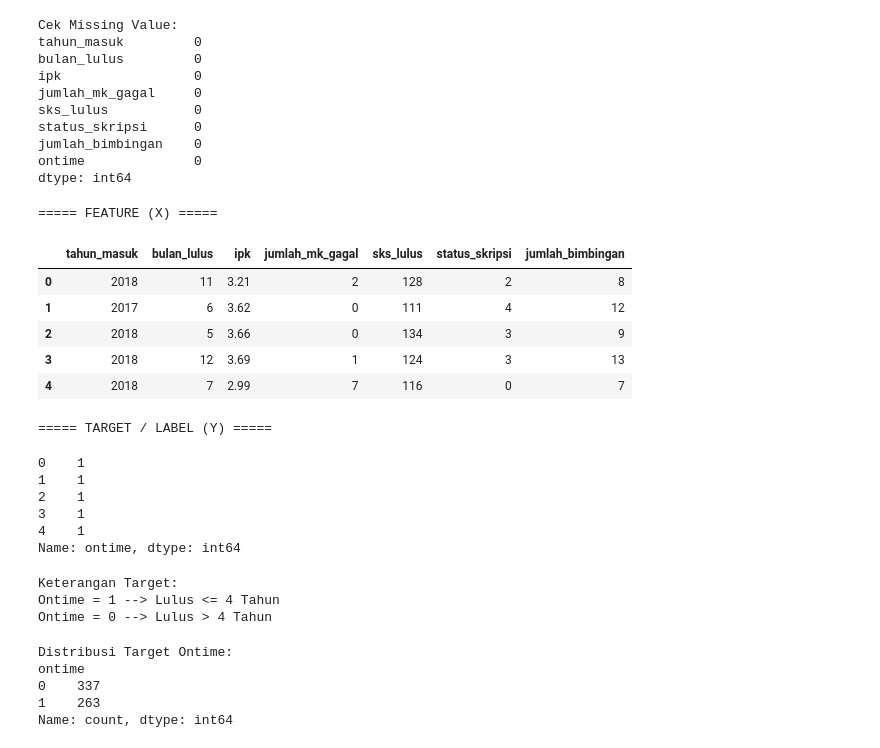
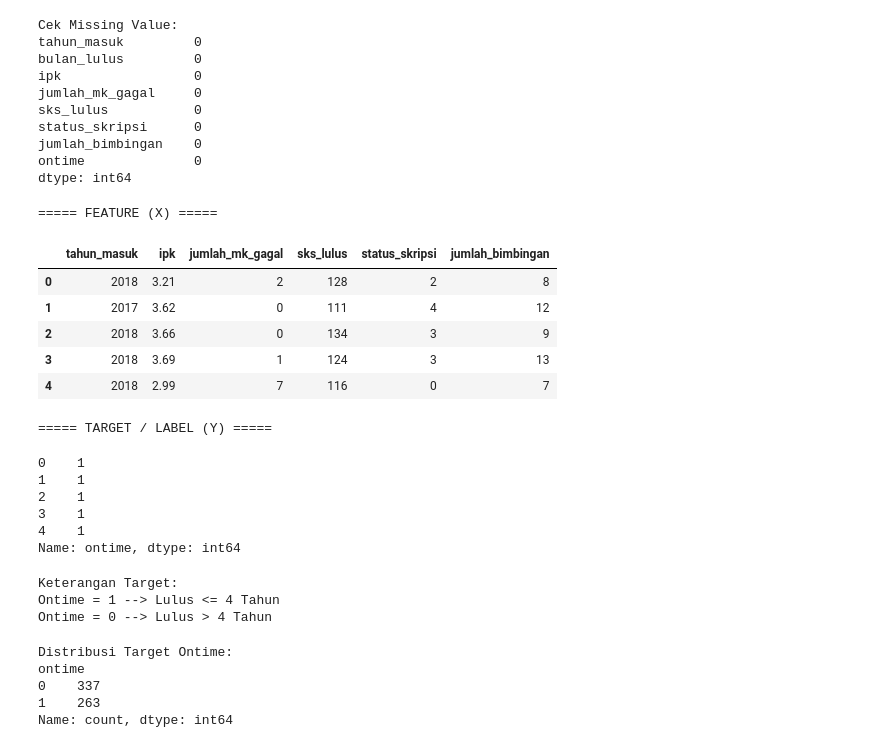
Before and after one commit to navassaanastha/prediksi-kelulusan-mahasiswa, a Jupyter notebook: ai.ipynb, the cells around one changed output. Saved outputs shown, nothing was run; the diff lists cells and outputs as text; code cells hidden in the pictures.

```diff
--- a/ai.ipynb
+++ b/ai.ipynb
@@ -70,37 +70,36 @@ dtype: int64
 # %%
 # 2. IDENTIFIKASI FEATURE (X) DAN TARGET / LABEL (Y)
 # fitur (x) untuk data input prediksi
 # label (y) untuk hasil klasifikasi/prediksi
 
 # Feature / Kriteria / History
 X = df[['tahun_masuk',
-        'bulan_lulus',
         'ipk',
         'jumlah_mk_gagal',
         'sks_lulus',
         'status_skripsi',
         'jumlah_bimbingan']]
 
 # Target / Label
 y = df['ontime']
 
 print("===== FEATURE (X) =====")
 display(X.head())
 
 print("\n===== TARGET / LABEL (Y) =====")
 display(y.head())
 
 print("\nKeterangan Target:")
 print("Ontime = 1 --> Lulus <= 4 Tahun")
 print("Ontime = 0 --> Lulus > 4 Tahun")
 # %% [output]
 ===== FEATURE (X) =====
-|  | tahun_masuk | bulan_lulus | ipk | jumlah_mk_gagal | sks_lulus | status_skripsi | jumlah_bimbingan |
-| 0 | 2018 | 11 | 3.21 | 2 | 128 | 2 | 8 |
-| 1 | 2017 | 6 | 3.62 | 0 | 111 | 4 | 12 |
-| 2 | 2018 | 5 | 3.66 | 0 | 134 | 3 | 9 |
-| 3 | 2018 | 12 | 3.69 | 1 | 124 | 3 | 13 |
-| 4 | 2018 | 7 | 2.99 | 7 | 116 | 0 | 7 |
+|  | tahun_masuk | ipk | jumlah_mk_gagal | sks_lulus | status_skripsi | jumlah_bimbingan |
+| 0 | 2018 | 3.21 | 2 | 128 | 2 | 8 |
+| 1 | 2017 | 3.62 | 0 | 111 | 4 | 12 |
+| 2 | 2018 | 3.66 | 0 | 134 | 3 | 9 |
+| 3 | 2018 | 3.69 | 1 | 124 | 3 | 13 |
+| 4 | 2018 | 2.99 | 7 | 116 | 0 | 7 |
 ===== TARGET / LABEL (Y) =====
 0    1
 1    1
```
Also changed, not shown: parts of 5 cells of this notebook, 4 other files.
